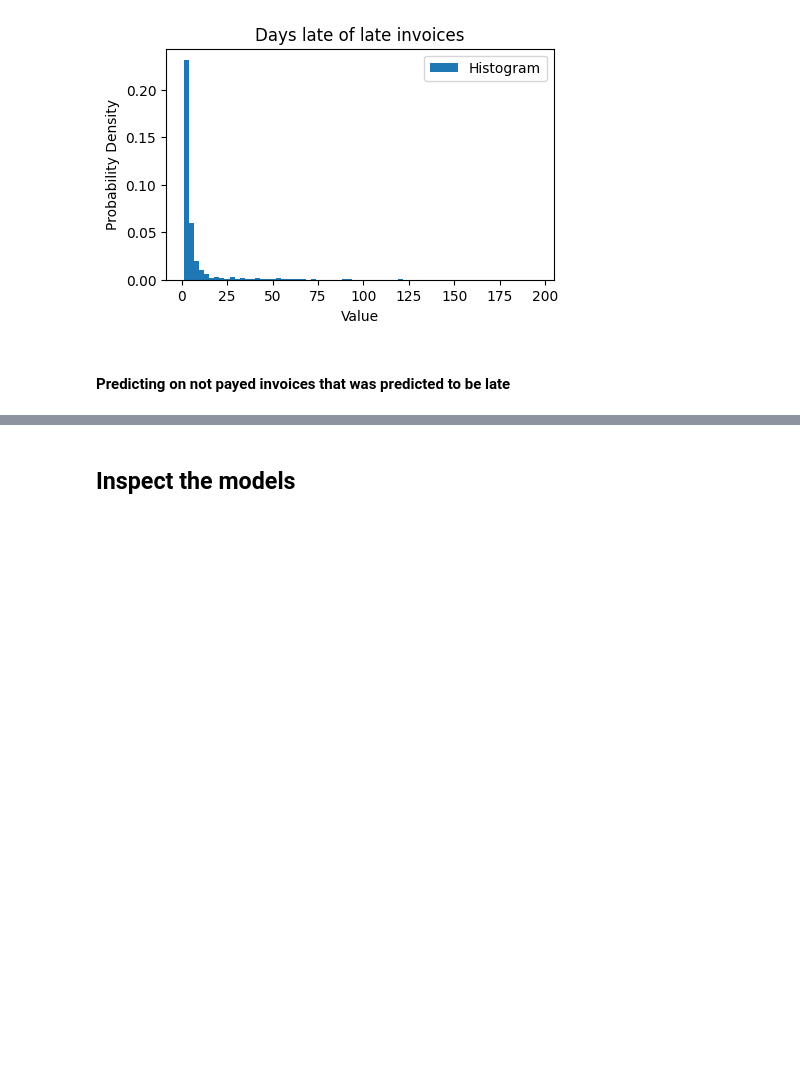
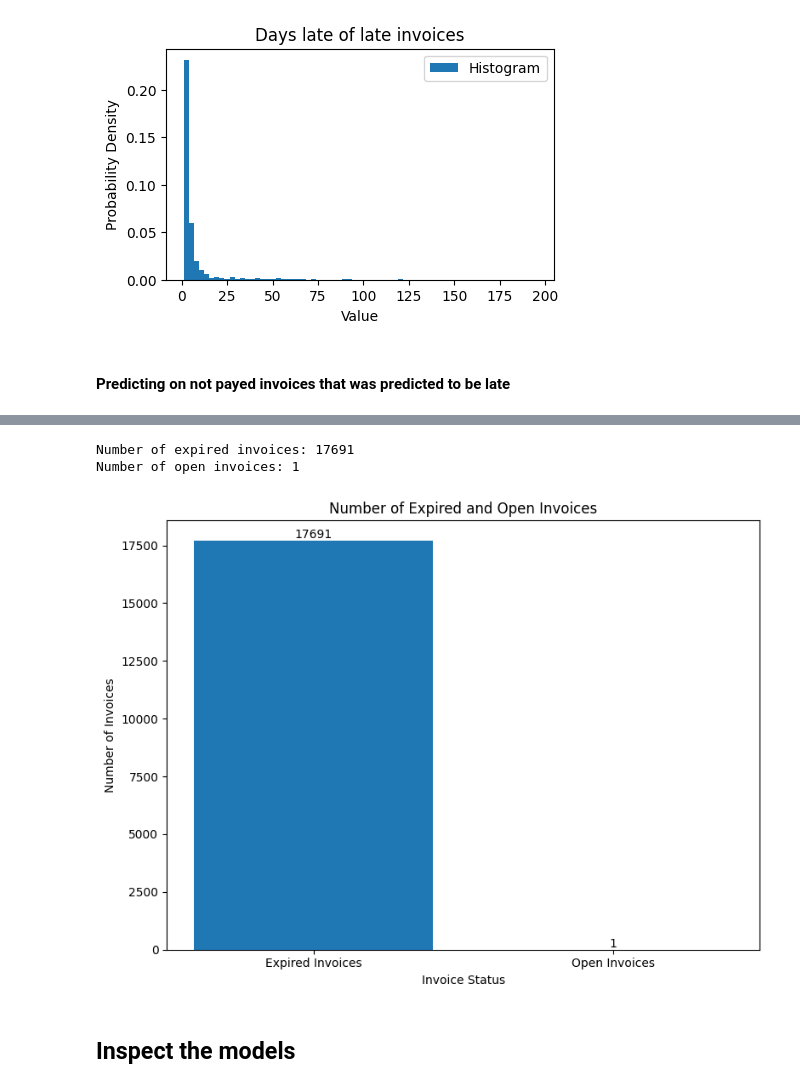
Before and after one commit to Remasproblemas/dv2599_project, a Jupyter notebook: main.ipynb, the cells around one changed output, grey strips where cells are left out. Drawn from its saved outputs; the diff is of its cells as text; code cells hidden in the pictures; blank space fills up the shorter version.

Commit message:
Added Chart for open and expired invoices

```diff
--- a/main.ipynb
+++ b/main.ipynb
@@ -1279,3 +1277,51 @@ Standard deviation on late payed invoices: 13.1339
+# %%
+# Jämför obetalda fakturor om hur många som redan är sena
+
+simulated_todays_date = df_payement_ontime['due_in_date'].max()
+
+# print(simulated_todays_date)
+# print(df_predict_date.columns) # Fakturor som inte är betalade
+
+df_predict_date['due_in_date'] = pd.to_datetime({
+    'year': df_predict_date['due_in_date_year'],
+    'month': df_predict_date['due_in_date_month'],
+    'day': df_predict_date['due_in_date_day']
+})
+
+num_expired_invoices = len(df_predict_date[df_predict_date['due_in_date'] < simulated_todays_date])
+num_open_invoices = len(df_predict_date[df_predict_date['due_in_date'] >= simulated_todays_date])
+
+print(f"Number of expired invoices: {num_expired_invoices}")
+print(f"Number of open invoices: {num_open_invoices}")
+
+# Kolla sista dagen som en faktura blivit betald, antag som "dagens" datum
+# Kolla  dagens datum med due in date om vilka som äreda är sena
+
+# Data for plotting
+categories = ['Expired Invoices', 'Open Invoices']
+counts = [num_expired_invoices, num_open_invoices]
+
+# Create the bar chart
+plt.figure(figsize=(8, 6))
+bars = plt.bar(categories, counts)
+
+# Add title and labels
+plt.title('Number of Expired and Open Invoices')
+plt.xlabel('Invoice Status')
+plt.ylabel('Number of Invoices')
+
+# Add value labels on top of the bars
+for bar in bars:
+    yval = bar.get_height()
+    plt.text(bar.get_x() + bar.get_width()/2, yval + 0.5, int(yval), ha='center', va='bottom')
+
+# Display the plot
+plt.tight_layout()
+plt.show()
+# %% [output]
+Number of expired invoices: 17691
+Number of open invoices: 1
+[figure, added]
 # %% [markdown]
 ## Inspect the models
 # %%
```
Also changed, not shown: parts of 11 cells of this notebook.
